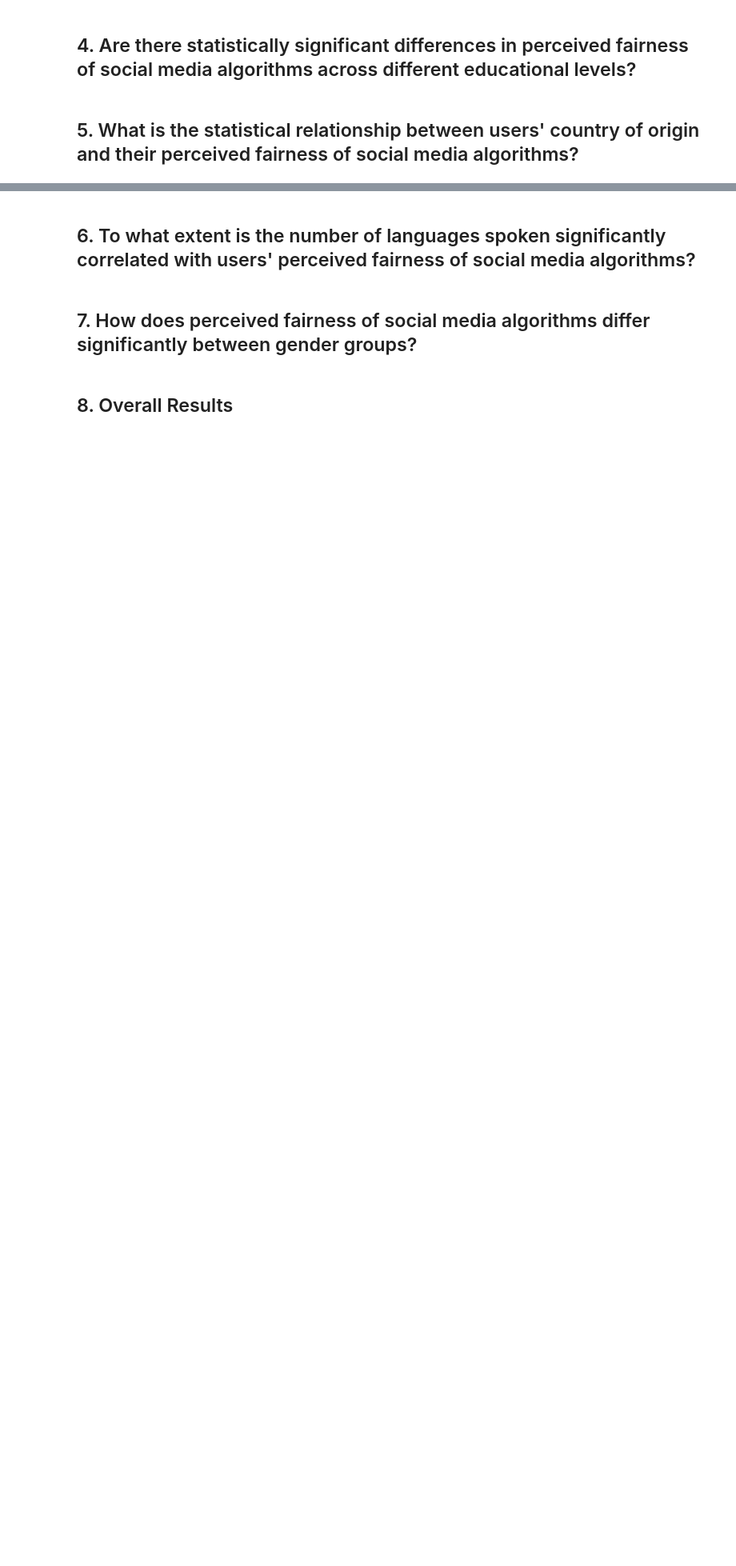
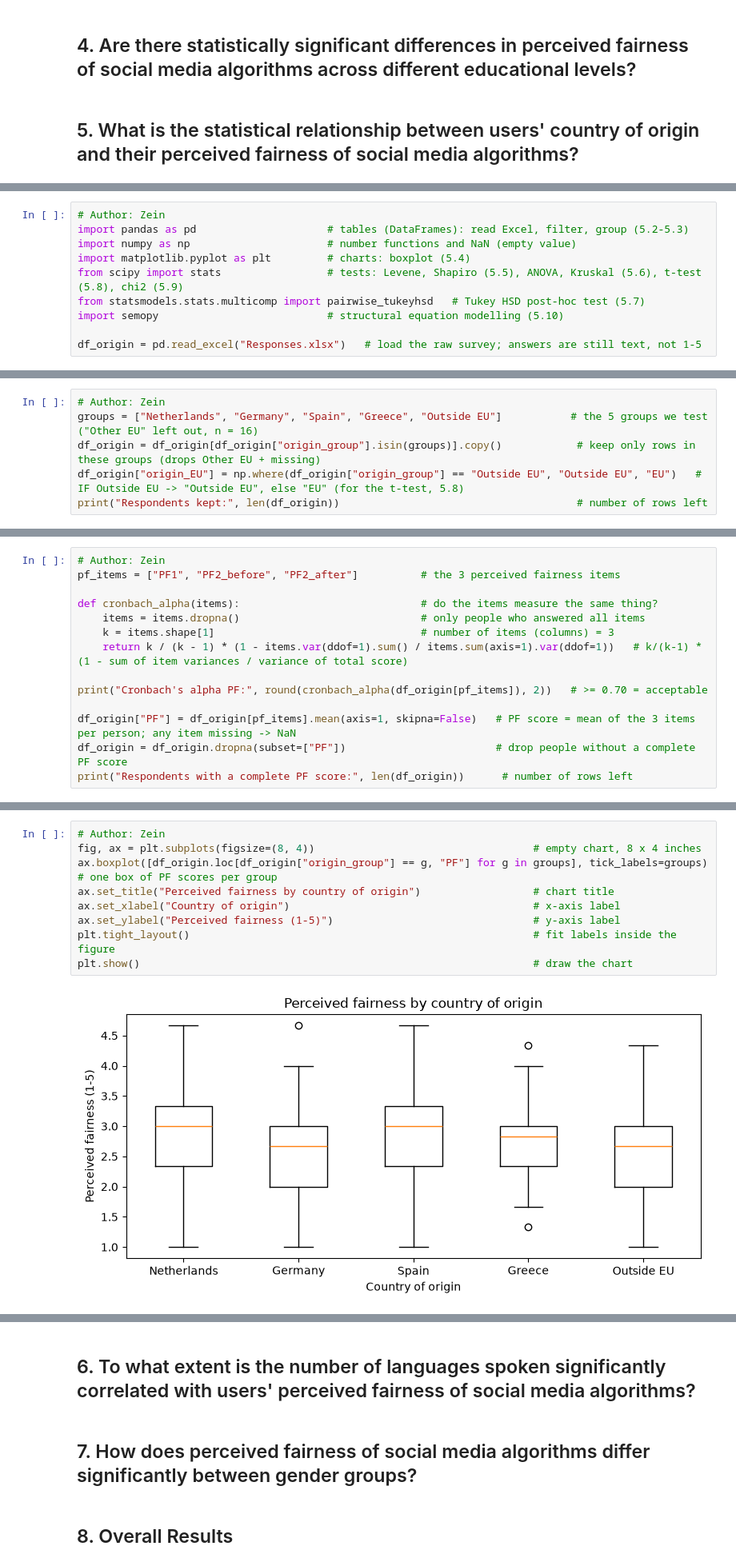
Before and after one commit to sbhmxn5bsq-rgb/Business-Statistics-26-27-Block-1-, a Jupyter notebook: Business_Statistics_Gr_13.ipynb, the cells around one changed output, grey strips where cells are left out. Shown at 80% size. Saved outputs shown, nothing was run; the diff lists cells and outputs as text; blank space fills up the shorter version.

Commit message:
Zein: section 5.1-5.5 (country of origin)

```diff
--- a/Business_Statistics_Gr_13.ipynb
+++ b/Business_Statistics_Gr_13.ipynb
@@ -173,0 +181,10 @@ df.columns.to_list()
+# %%
+# Author: Zein
+import pandas as pd                     # tables (DataFrames): read Excel, filter, group (5.2-5.3)
+import numpy as np                      # number functions and NaN (empty value)
+import matplotlib.pyplot as plt         # charts: boxplot (5.4)
+from scipy import stats                 # tests: Levene, Shapiro (5.5), ANOVA, Kruskal (5.6), t-test (5.8), chi2 (5.9)
+from statsmodels.stats.multicomp import pairwise_tukeyhsd   # Tukey HSD post-hoc test (5.7)
+import semopy                           # structural equation modelling (5.10)
+
+df_origin = pd.read_excel("Responses.xlsx")   # load the raw survey; answers are still text, not 1-5
@@ -173,0 +276,6 @@ df.columns.to_list()
+# %%
+# Author: Zein
+groups = ["Netherlands", "Germany", "Spain", "Greece", "Outside EU"]           # the 5 groups we test ("Other EU" left out, n = 16)
+df_origin = df_origin[df_origin["origin_group"].isin(groups)].copy()            # keep only rows in these groups (drops Other EU + missing)
+df_origin["origin_EU"] = np.where(df_origin["origin_group"] == "Outside EU", "Outside EU", "EU")   # IF Outside EU -> "Outside EU", else "EU" (for the t-test, 5.8)
+print("Respondents kept:", len(df_origin))                                      # number of rows left
@@ -173,0 +288,14 @@ df.columns.to_list()
+# %%
+# Author: Zein
+pf_items = ["PF1", "PF2_before", "PF2_after"]          # the 3 perceived fairness items
+
+def cronbach_alpha(items):                             # do the items measure the same thing?
+    items = items.dropna()                             # only people who answered all items
+    k = items.shape[1]                                 # number of items (columns) = 3
+    return k / (k - 1) * (1 - items.var(ddof=1).sum() / items.sum(axis=1).var(ddof=1))   # k/(k-1) * (1 - sum of item variances / variance of total score)
+
+print("Cronbach's alpha PF:", round(cronbach_alpha(df_origin[pf_items]), 2))   # >= 0.70 = acceptable
+
+df_origin["PF"] = df_origin[pf_items].mean(axis=1, skipna=False)   # PF score = mean of the 3 items per person; any item missing -> NaN
+df_origin = df_origin.dropna(subset=["PF"])                        # drop people without a complete PF score
+print("Respondents with a complete PF score:", len(df_origin))      # number of rows left
@@ -173,0 +322,11 @@ df.columns.to_list()
+# %%
+# Author: Zein
+fig, ax = plt.subplots(figsize=(8, 4))                                   # empty chart, 8 x 4 inches
+ax.boxplot([df_origin.loc[df_origin["origin_group"] == g, "PF"] for g in groups], tick_labels=groups)   # one box of PF scores per group
+ax.set_title("Perceived fairness by country of origin")                  # chart title
+ax.set_xlabel("Country of origin")                                       # x-axis label
+ax.set_ylabel("Perceived fairness (1-5)")                                # y-axis label
+plt.tight_layout()                                                       # fit labels inside the figure
+plt.show()                                                               # draw the chart
+# %% [output]
+[figure, added]
```
Also changed, not shown: parts of 19 cells of this notebook.
